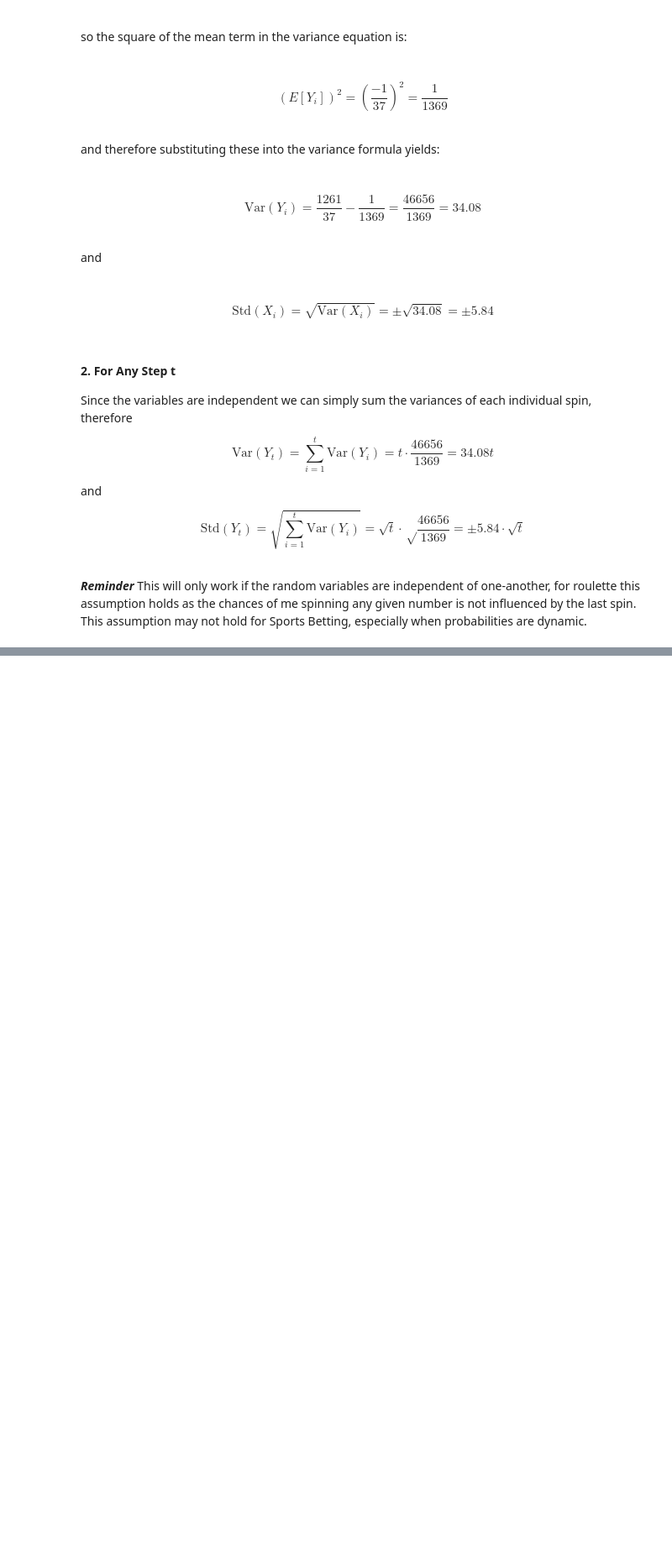
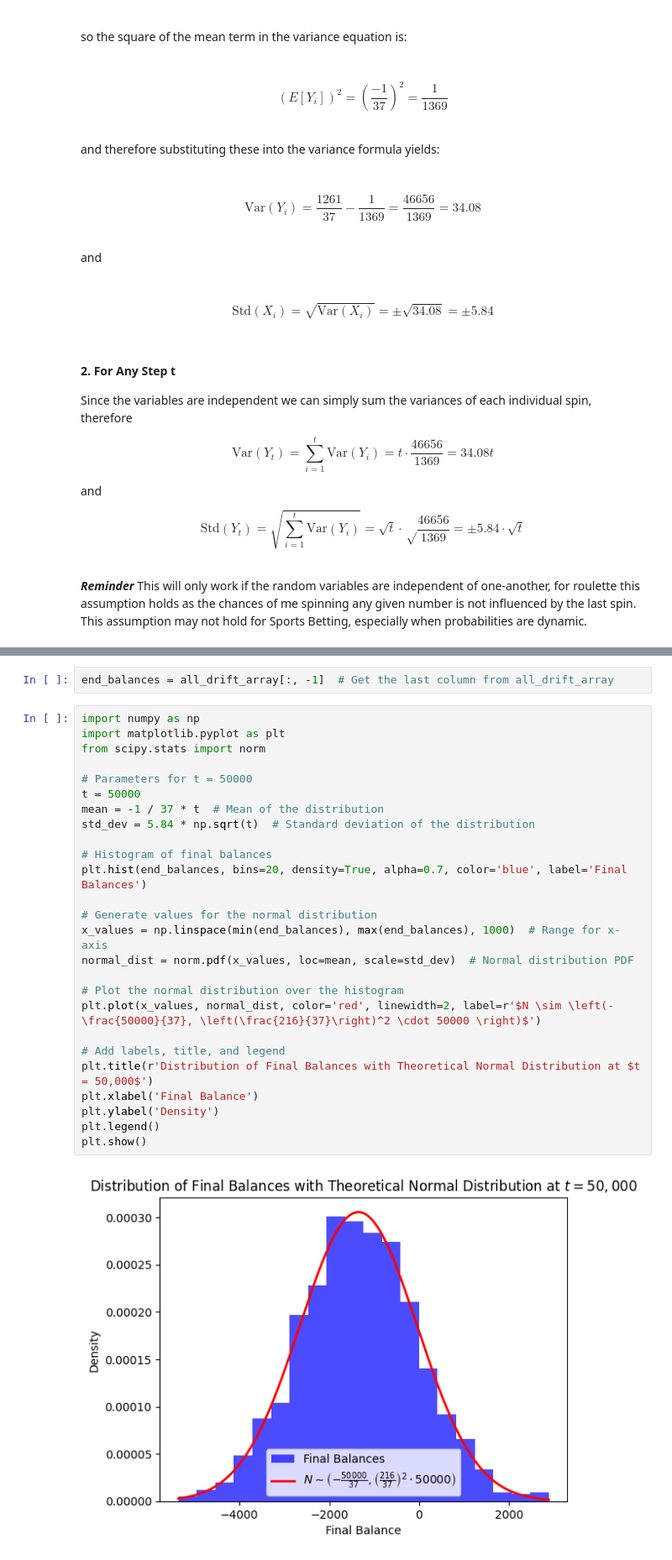
Before and after one commit to hallam-flda/gambling_market_analyses, a Jupyter notebook: Roulette_and_Markov_Chains.ipynb, the cells around one changed output, grey strips where cells are left out. Shown at 84% size. Saved outputs shown, nothing was run; the diff lists cells and outputs as text; blank space fills up the shorter version.

```diff
--- a/Roulette_and_Markov_Chains.ipynb
+++ b/Roulette_and_Markov_Chains.ipynb
@@ -525,0 +528,30 @@ Margin: 30.0%, Barrier: £2000, Prob. of hitting barrier: 88.68%, Expected Spins
+# %%
+end_balances = all_drift_array[:, -1]  # Get the last column from all_drift_array
+# %%
+import numpy as np
+import matplotlib.pyplot as plt
+from scipy.stats import norm
+
+# Parameters for t = 50000
+t = 50000
+mean = -1 / 37 * t  # Mean of the distribution
+std_dev = 5.84 * np.sqrt(t)  # Standard deviation of the distribution
+
+# Histogram of final balances
+plt.hist(end_balances, bins=20, density=True, alpha=0.7, color='blue', label='Final Balances')
+
+# Generate values for the normal distribution
+x_values = np.linspace(min(end_balances), max(end_balances), 1000)  # Range for x-axis
+normal_dist = norm.pdf(x_values, loc=mean, scale=std_dev)  # Normal distribution PDF
+
+# Plot the normal distribution over the histogram
+plt.plot(x_values, normal_dist, color='red', linewidth=2, label=r'$N \sim \left(-\frac{50000}{37}, \left(\frac{216}{37}\right)^2 \cdot 50000 \right)$')
+
+# Add labels, title, and legend
+plt.title(r'Distribution of Final Balances with Theoretical Normal Distribution at $t = 50,000$')
+plt.xlabel('Final Balance')
+plt.ylabel('Density')
+plt.legend()
+plt.show()
+# %% [output]
+[figure, added]
```
Also changed, not shown: parts of 12 cells of this notebook.
